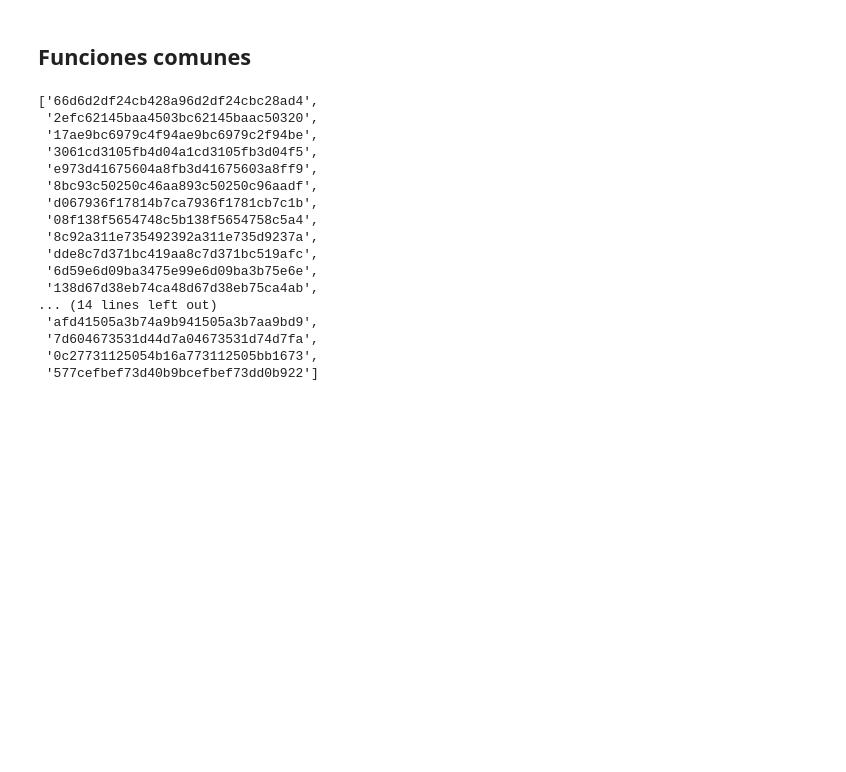
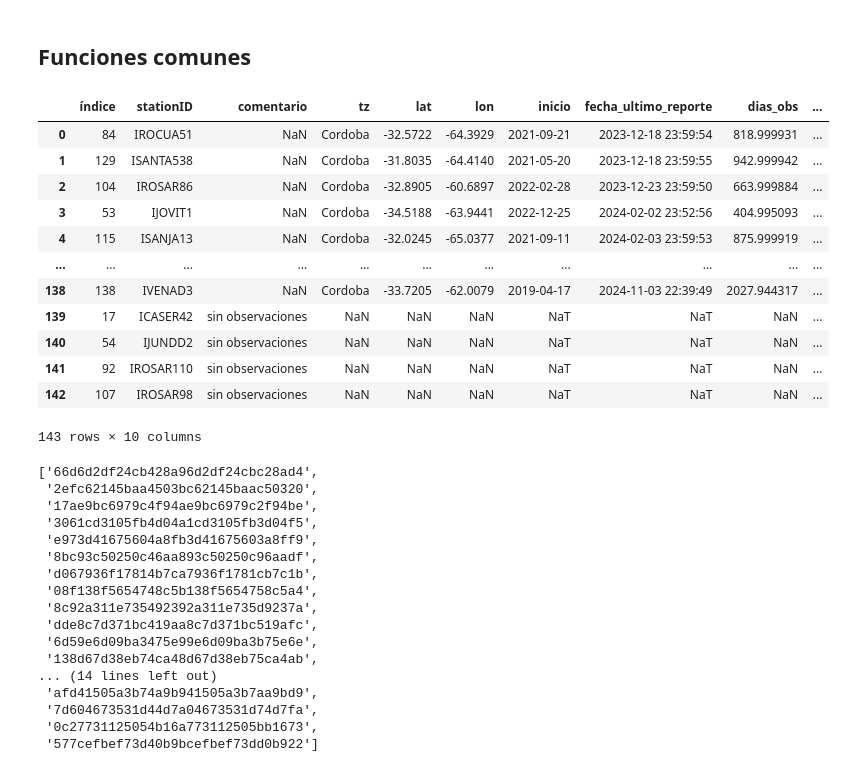
Before and after one commit to Facunditos/wunder, a Jupyter notebook: scraping.ipynb, the cells around one changed output. Saved outputs shown, nothing was run; the diff lists cells and outputs as text; code cells hidden in the pictures; blank space fills up the shorter version.

Commit message:
inicio carga historico

```diff
--- a/scraping.ipynb
+++ b/scraping.ipynb
@@ -31,6 +31,22 @@ warnings.filterwarnings('ignore')
 ## Funciones comunes
 # %%
 estaciones_elegidas = pd.read_excel('./info_wunder.xlsx','estaciones')
+# %%
+estaciones_elegidas
+# %% [output]
+|  | índice | stationID | comentario | tz | lat | lon | inicio | fecha_ultimo_reporte | dias_obs | ... |
+| 0 | 84 | IROCUA51 | NaN | Cordoba | -32.5722 | -64.3929 | 2021-09-21 | 2023-12-18 23:59:54 | 818.999931 | ... |
+| 1 | 129 | ISANTA538 | NaN | Cordoba | -31.8035 | -64.4140 | 2021-05-20 | 2023-12-18 23:59:55 | 942.999942 | ... |
+| 2 | 104 | IROSAR86 | NaN | Cordoba | -32.8905 | -60.6897 | 2022-02-28 | 2023-12-23 23:59:50 | 663.999884 | ... |
+| 3 | 53 | IJOVIT1 | NaN | Cordoba | -34.5188 | -63.9441 | 2022-12-25 | 2024-02-02 23:52:56 | 404.995093 | ... |
+| 4 | 115 | ISANJA13 | NaN | Cordoba | -32.0245 | -65.0377 | 2021-09-11 | 2024-02-03 23:59:53 | 875.999919 | ... |
+| ... | ... | ... | ... | ... | ... | ... | ... | ... | ... | ... |
+| 138 | 138 | IVENAD3 | NaN | Cordoba | -33.7205 | -62.0079 | 2019-04-17 | 2024-11-03 22:39:49 | 2027.944317 | ... |
+| 139 | 17 | ICASER42 | sin observaciones | NaN | NaN | NaN | NaT | NaT | NaN | ... |
+| 140 | 54 | IJUNDD2 | sin observaciones | NaN | NaN | NaN | NaT | NaT | NaN | ... |
+| 141 | 92 | IROSAR110 | sin observaciones | NaN | NaN | NaN | NaT | NaT | NaN | ... |
+| 142 | 107 | IROSAR98 | sin observaciones | NaN | NaN | NaN | NaT | NaT | NaN | ... |
+143 rows × 10 columns
 # %%
 df_cuentas_wunder=pd.read_excel('./info_wunder.xlsx','apiKeys',skiprows=2)
 api_keys=df_cuentas_wunder['apiKey']
```
Also changed, not shown: parts of 11 cells of this notebook, 22 other files.
